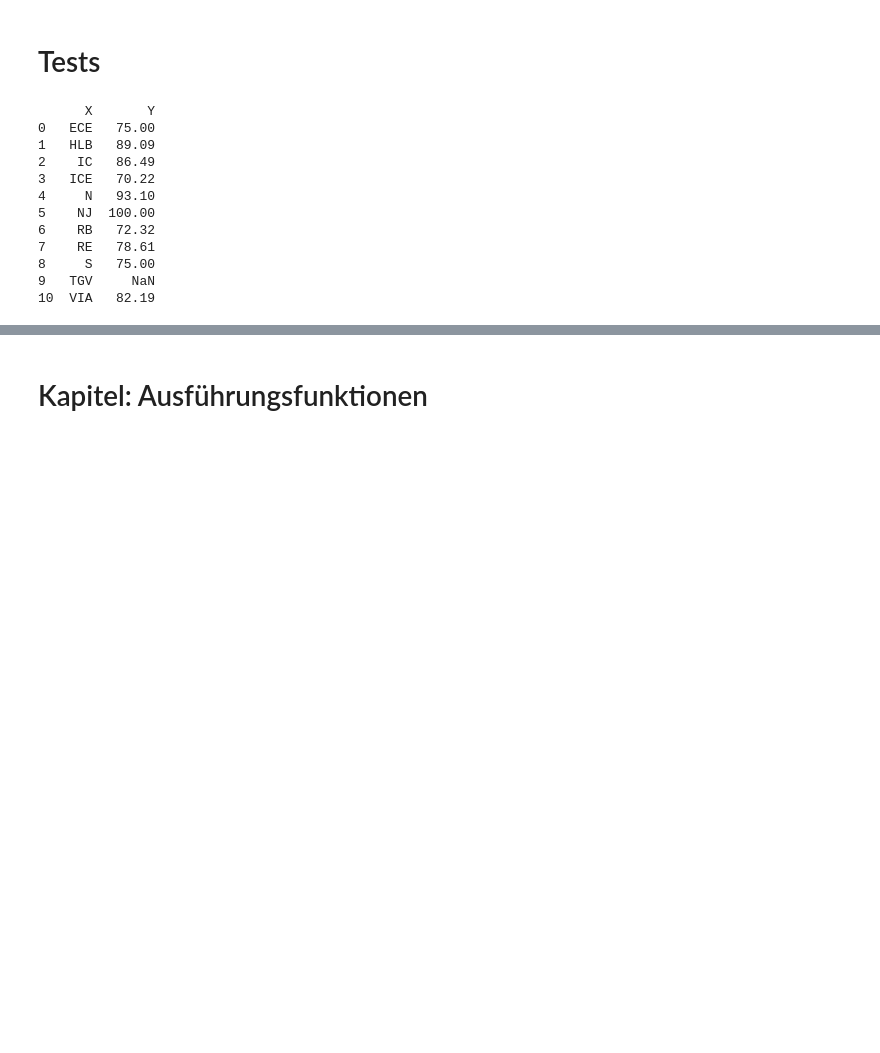
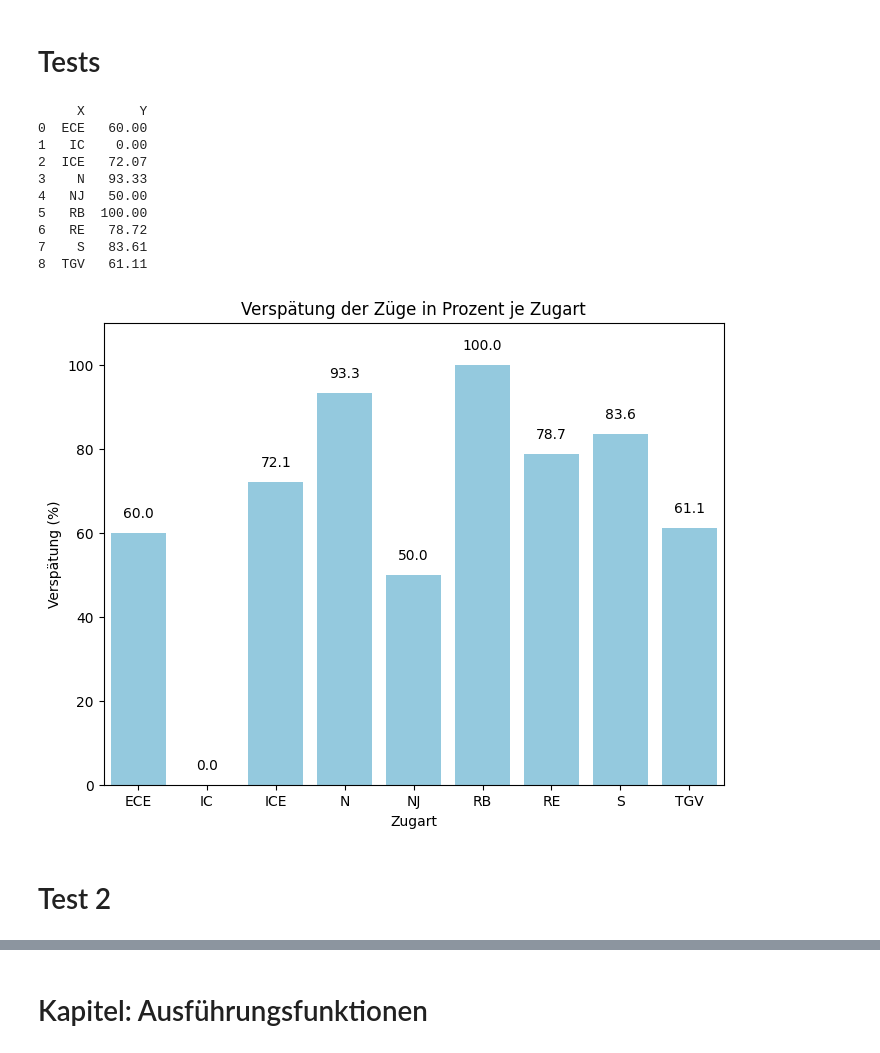
Before and after one commit to luca910/bahn-mining, a Jupyter notebook: graphics_final.ipynb, the cells around one changed output, grey strips where cells are left out. Saved outputs shown, nothing was run; the diff lists cells and outputs as text; code cells hidden in the pictures; blank space fills up the shorter version.

```diff
--- a/graphics_final.ipynb
+++ b/graphics_final.ipynb
@@ -323,0 +357,29 @@ def filter_data(data, eva=None, mode="min", date=None, week_number=None, delay_t
+# %%
+def calculate_percentage_delay(data, delay_threshold):
+    """
+    Berechnet den Prozentsatz der verspäteten Züge je Zugart.
+    Falls 'Y' NaN-Werte enthält, werden diese durch 0 ersetzt.
+
+    :param data: DataFrame mit den zugrunde liegenden Daten.
+    :param delay_threshold: Schwellenwert für die Verspätung in Minuten.
+    :return: DataFrame mit der Zugkategorie und dem Prozentsatz der verspäteten Züge.
+    """
+    # Züge filtern, die mehr als 'delay_threshold' Minuten Verspätung haben
+    delayed_trains = data[data['delay'] > delay_threshold]
+
+    # Züge nach Zugart gruppieren
+    total_trains_by_category = data.groupby('trainCategory').size()
+    delayed_trains_by_category = delayed_trains.groupby('trainCategory').size()
+
+    # Berechnung des Prozentsatzes der verspäteten Züge pro Zugart
+    percentage_delay = (delayed_trains_by_category / total_trains_by_category) * 100
+
+    # Ergebnis in DataFrame umwandeln
+    result = percentage_delay.reset_index(name='Y')
+    result['X'] = result['trainCategory']
+
+    # Die Spalten umbenennen und das Format runden
+    result = result[['X', 'Y']]
+    result['Y'] = result['Y'].fillna(0).round(2)  # NaN durch 0 ersetzen und runden
+
+    return result
@@ -323,0 +427,28 @@ def filter_data(data, eva=None, mode="min", date=None, week_number=None, delay_t
+# %%
+# Daten laden (z.B. aus CSV)
+data = load_csv_as_data("sql/csv/ar-superquery.csv")
+#data = load_csv_as_data("out/test-superquery.csv")
+
+# Beispiel: Berechne Prozentsatz der verspäteten Züge für den Bahnhof mit EVA "8000105"
+filtered_data = filter_data(data, eva="8000244")
+
+result = calculate_percentage_delay(filtered_data, delay_threshold=0)
+#result = calculate_average_min_delay(filtered_data)
+#result = calculate_delay_statistics_by_train_type(data, "ICE")
+if result is not None:
+    print(result)
+    plot_bar_chart(result, title="Verspätung der Züge in Prozent je Zugart", x_axis_label="Zugart", y_axis_label="Verspätung (%)", exclude_zeros=False)
+# %% [output]
+     X       Y
+0  ECE   60.00
+1   IC    0.00
+2  ICE   72.07
+3    N   93.33
+4   NJ   50.00
+5   RB  100.00
+6   RE   78.72
+7    S   83.61
+8  TGV   61.11
+[figure, added]
+# %% [markdown]
+# Test 2
@@ -375,21 +561,0 @@ def calculate_percentage_delay(data, delay_threshold):
-# %%
-# Daten laden (z.B. aus CSV)
-data = load_csv_as_data("sql/csv/ar-superquery.csv")
-
-# Beispiel: Berechne Prozentsatz der verspäteten Züge für den Bahnhof mit EVA "8000105"
-result = filter_data(data, eva="8000105", mode="%", delay_threshold=5.59)
-if result is not None:
-    print(result)
-# %% [output]
-      X       Y
-0   ECE   75.00
-1   HLB   89.09
-2    IC   86.49
-3   ICE   70.22
-4     N   93.10
-5    NJ  100.00
-6    RB   72.32
-7    RE   78.61
-8     S   75.00
-9   TGV     NaN
-10  VIA   82.19
```
Also changed, not shown: parts of 27 cells of this notebook.
